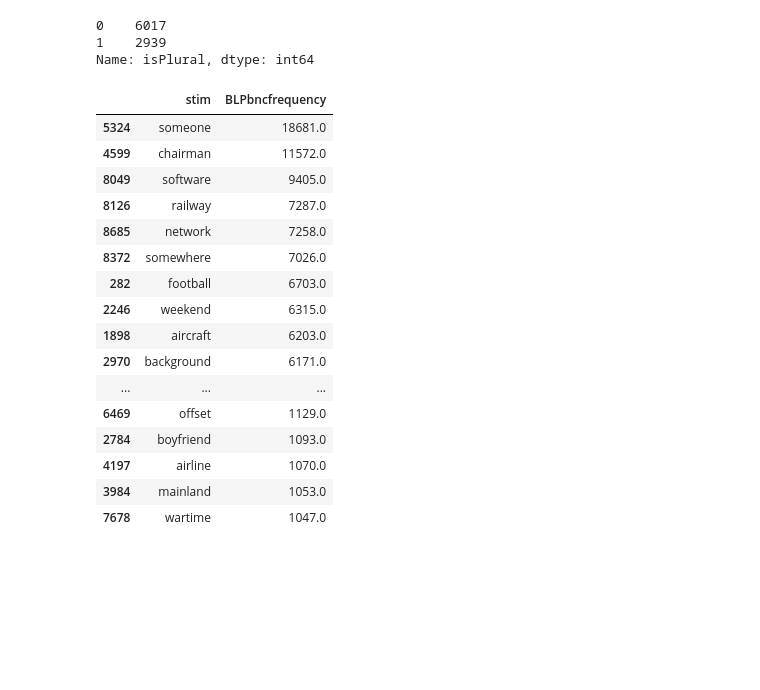
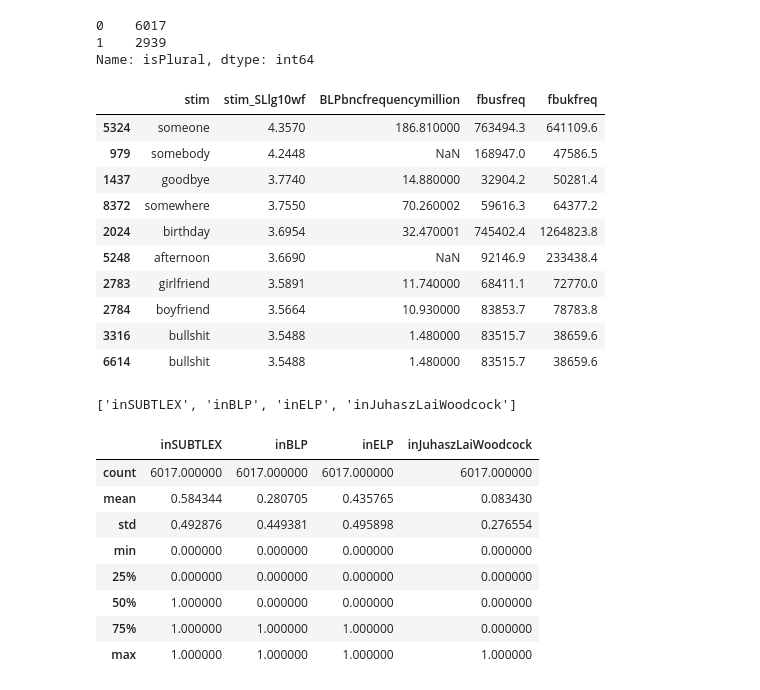
Before and after one commit to FelberMartin/kompositum, a Jupyter notebook: data/eng/ladec_analysis.ipynb, the cells around one changed output. Drawn from its saved outputs; the diff is of its cells as text; code cells hidden in the pictures; blank space fills up the shorter version.

Commit message:
Frequency extraction done from subtlex dataset

```diff
--- a/data/eng/ladec_analysis.ipynb
+++ b/data/eng/ladec_analysis.ipynb
@@ -45,22 +45,33 @@ df['isPlural'].value_counts()
 Name: isPlural, dtype: int64
 # %%
 df_singular = df[df['isPlural'] == 0]
-df_singular.sort_values(by='BLPbncfrequency', ascending=False)[['stim', 'BLPbncfrequency']].head(50)
+df_singular.sort_values(by='stim_SLlg10wf', ascending=False)[['stim', 'stim_SLlg10wf', 'BLPbncfrequencymillion', 'fbusfreq', 'fbukfreq']].head(10)
 # %% [output]
-|  | stim | BLPbncfrequency |
-| 5324 | someone | 18681.0 |
-| 4599 | chairman | 11572.0 |
-| 8049 | software | 9405.0 |
-| 8126 | railway | 7287.0 |
-| 8685 | network | 7258.0 |
-| 8372 | somewhere | 7026.0 |
-| 282 | football | 6703.0 |
-| 2246 | weekend | 6315.0 |
-| 1898 | aircraft | 6203.0 |
-| 2970 | background | 6171.0 |
-| ... | ... | ... |
-| 6469 | offset | 1129.0 |
-| 2784 | boyfriend | 1093.0 |
-| 4197 | airline | 1070.0 |
-| 3984 | mainland | 1053.0 |
-| 7678 | wartime | 1047.0 |
+|  | stim | stim_SLlg10wf | BLPbncfrequencymillion | fbusfreq | fbukfreq |
+| 5324 | someone | 4.3570 | 186.810000 | 763494.3 | 641109.6 |
+| 979 | somebody | 4.2448 | NaN | 168947.0 | 47586.5 |
+| 1437 | goodbye | 3.7740 | 14.880000 | 32904.2 | 50281.4 |
+| 8372 | somewhere | 3.7550 | 70.260002 | 59616.3 | 64377.2 |
+| 2024 | birthday | 3.6954 | 32.470001 | 745402.4 | 1264823.8 |
+| 5248 | afternoon | 3.6690 | NaN | 92146.9 | 233438.4 |
+| 2783 | girlfriend | 3.5891 | 11.740000 | 68411.1 | 72770.0 |
+| 2784 | boyfriend | 3.5664 | 10.930000 | 83853.7 | 78783.8 |
+| 3316 | bullshit | 3.5488 | 1.480000 | 83515.7 | 38659.6 |
+| 6614 | bullshit | 3.5488 | 1.480000 | 83515.7 | 38659.6 |
+# %%
+in_corpus_columns = [col for col in df_singular.columns if col.startswith('in')]
+in_corpus_columns
+# %% [output]
+['inSUBTLEX', 'inBLP', 'inELP', 'inJuhaszLaiWoodcock']
+# %%
+df_singular[in_corpus_columns].describe()
+# %% [output]
+|  | inSUBTLEX | inBLP | inELP | inJuhaszLaiWoodcock |
+| count | 6017.000000 | 6017.000000 | 6017.000000 | 6017.000000 |
+| mean | 0.584344 | 0.280705 | 0.435765 | 0.083430 |
+| std | 0.492876 | 0.449381 | 0.495898 | 0.276554 |
+| min | 0.000000 | 0.000000 | 0.000000 | 0.000000 |
+| 25% | 0.000000 | 0.000000 | 0.000000 | 0.000000 |
+| 50% | 1.000000 | 0.000000 | 0.000000 | 0.000000 |
+| 75% | 1.000000 | 1.000000 | 1.000000 | 0.000000 |
+| max | 1.000000 | 1.000000 | 1.000000 | 1.000000 |
```
Also changed, not shown: 7 other files.
